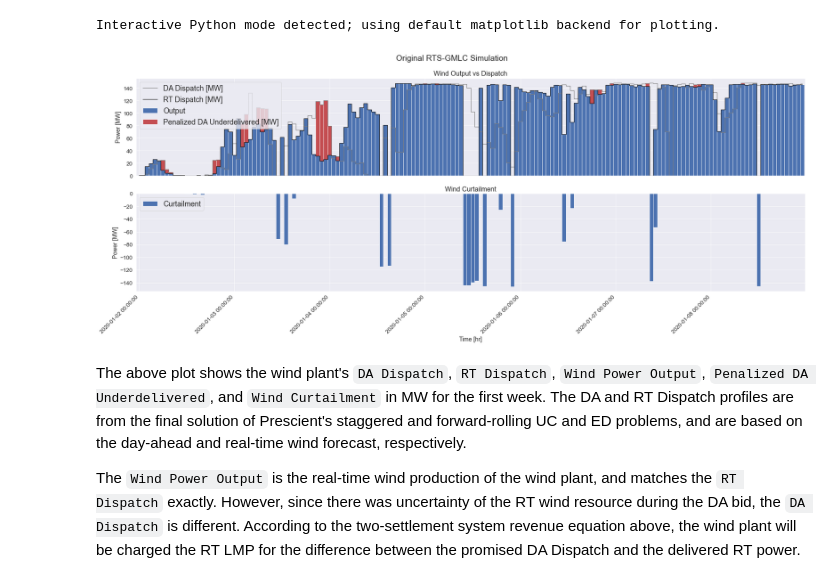
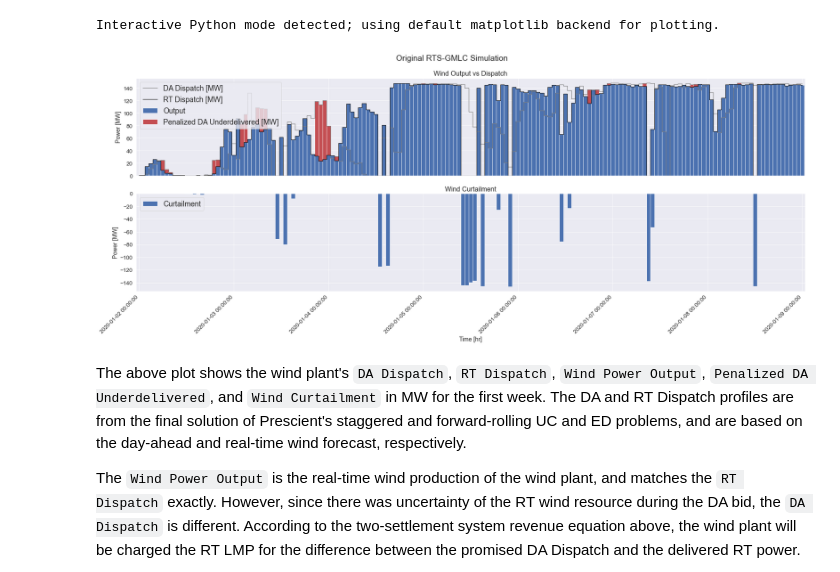
Before and after one commit to gmlc-dispatches/dispatches, a Jupyter notebook: dispatches/case_studies/renewables_case/DoubleLoopOptimization.ipynb, the cells around one changed output. Saved outputs shown, nothing was run; the diff lists cells and outputs as text; code cells hidden in the pictures.

```diff
--- a/dispatches/case_studies/renewables_case/DoubleLoopOptimization.ipynb
+++ b/dispatches/case_studies/renewables_case/DoubleLoopOptimization.ipynb
@@ -40,9 +40,9 @@ import os
 
 TESTING_MODE = bool(os.environ.get("DISPATCHES_TESTING_MODE", None))
 
-sim_days = 7 if not TESTING_MODE else 1
+sim_days = 7
 start_date = "01-02-2020"
-day_ahead_horizon = 48
+day_ahead_horizon = 28
 real_time_horizon = 4
 output_dir = Path(f"double_loop_results")
 
@@ -57,9 +57,10 @@ prescient_options = {
     "run_sced_with_persistent_forecast_errors": True,
     "output_directory": output_dir,
     "start_date": start_date,
-    "num_days": sim_days,
+    "num_days": 7 if not TESTING_MODE else 1,
     "sced_horizon": real_time_horizon,
     "ruc_horizon": day_ahead_horizon,
+    "ruc_every_hours": 24,
     "compute_market_settlements": True,
     "day_ahead_pricing": "LMP",
     "ruc_mipgap": 0.05,
@@ -97,35 +98,35 @@ def format_plt(fig, ax, titles, suptitle=None, mod_ticks=True, y_labels=None):
     if not y_labels:
         y_labels = ["Power [MW]"] * len(ax)
     for i in range(len(ax)):
         if mod_ticks:
             ax[i].xaxis.set_minor_locator(MultipleLocator(4))
             ax[i].xaxis.set_major_locator(MultipleLocator(24))
             ax[i].tick_params(axis='both', which='major', labelsize="small")
             ax[i].tick_params(axis='both', which='minor', labelsize="small")
         ax[i].legend()
         ax[i].set_ylabel(y_labels[i])
         ax[i].set_xlabel("Time [hr]")
         ax[i].set_title(titles[i])
     fig.autofmt_xdate(rotation=45)
     if suptitle:
         fig.suptitle(suptitle)
     fig.tight_layout()
 
-time_index = prescient_outputs_df[prescient_outputs_df.index <= '2020-01-08 23:00:00'].index
+time_index = prescient_outputs_df[prescient_outputs_df.index <= prescient_outputs_df.index[24 * sim_days]].index
 orig_outputs_df = prescient_outputs_df[prescient_outputs_df.index.isin(time_index)].copy()
 orig_outputs_df['Penalized DA Underdelivered [MW]'] = (orig_outputs_df['Output DA'] - orig_outputs_df['Output']) * (orig_outputs_df['LMP'] > orig_outputs_df['LMP DA'])
 orig_outputs_df.loc[:, 'Penalized DA Underdelivered [MW]'].clip(lower=0, inplace=True)
 orig_outputs_df['Curtailment'] *= -1
 
 fig, ax = plt.subplots(2, 1, figsize=(24, 10), sharex=True)
 ax[0].plot(orig_outputs_df['Output DA'].values, drawstyle="steps-mid", label='DA Dispatch [MW]', color='grey')
 ax[0].plot(orig_outputs_df['Output'].values, drawstyle="steps-mid", label='RT Dispatch [MW]', color='k')
 cols = ['Output', 'Penalized DA Underdelivered [MW]']
 orig_outputs_df[cols].plot(kind='bar', width=1, stacked=True, ax=ax[0], color=['b', 'r'])
 orig_outputs_df['Curtailment'].plot(kind='bar', width=1, stacked=True, ax=ax[1])
 format_plt(fig, ax, titles=["Wind Output vs Dispatch", "Wind Curtailment"], suptitle="Original RTS-GMLC Simulation")
 # %% [output]
-[figure, old version]
+[figure, new version]
 # %% [markdown]
 The above plot shows the wind plant's `DA Dispatch`, `RT Dispatch`, `Wind Power Output`, `Penalized DA Underdelivered`, and `Wind Curtailment` in MW for the first week. The DA and RT Dispatch profiles are from the final solution of Prescient's staggered and forward-rolling UC and ED problems, and are based on the day-ahead and real-time wind forecast, respectively.
 
```
Also changed, not shown: parts of 11 cells of this notebook.
